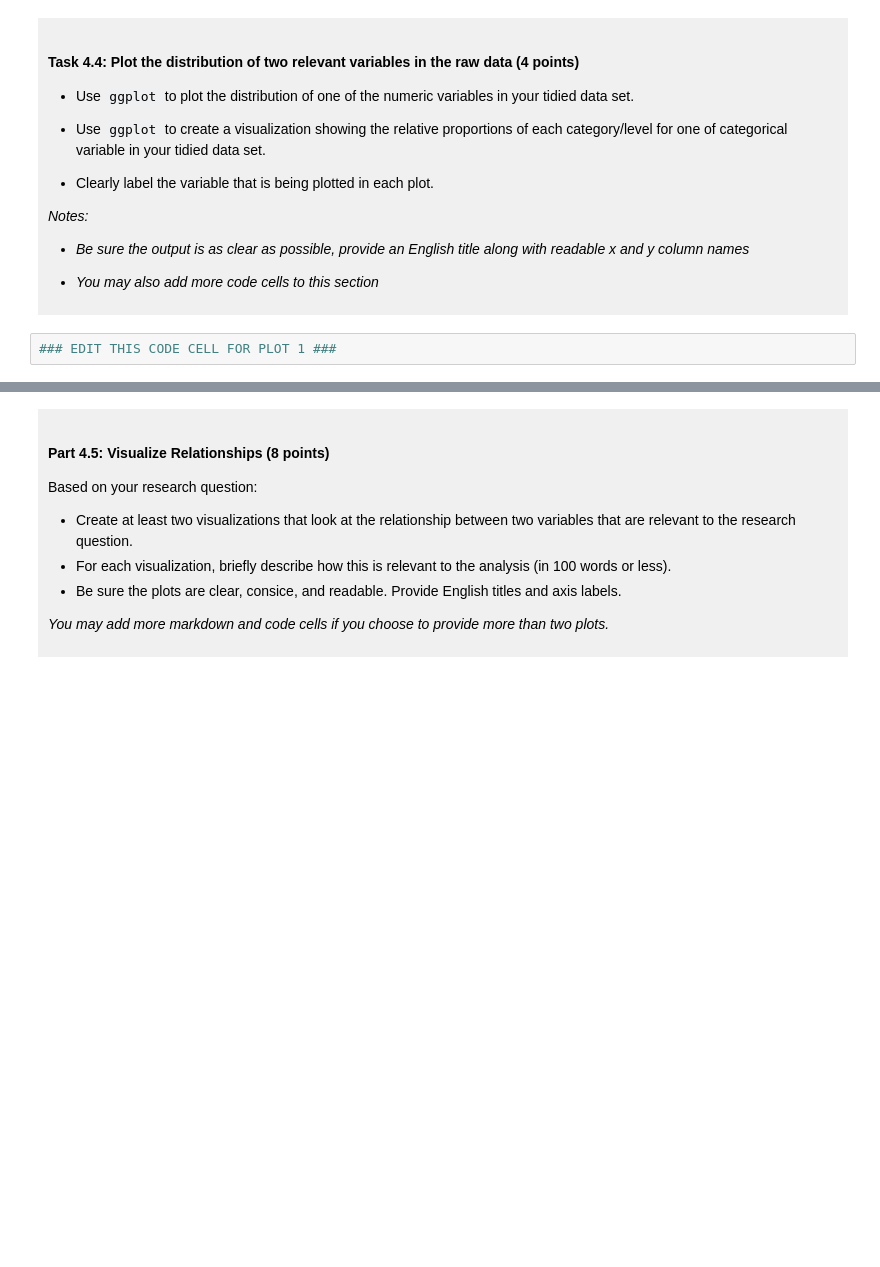
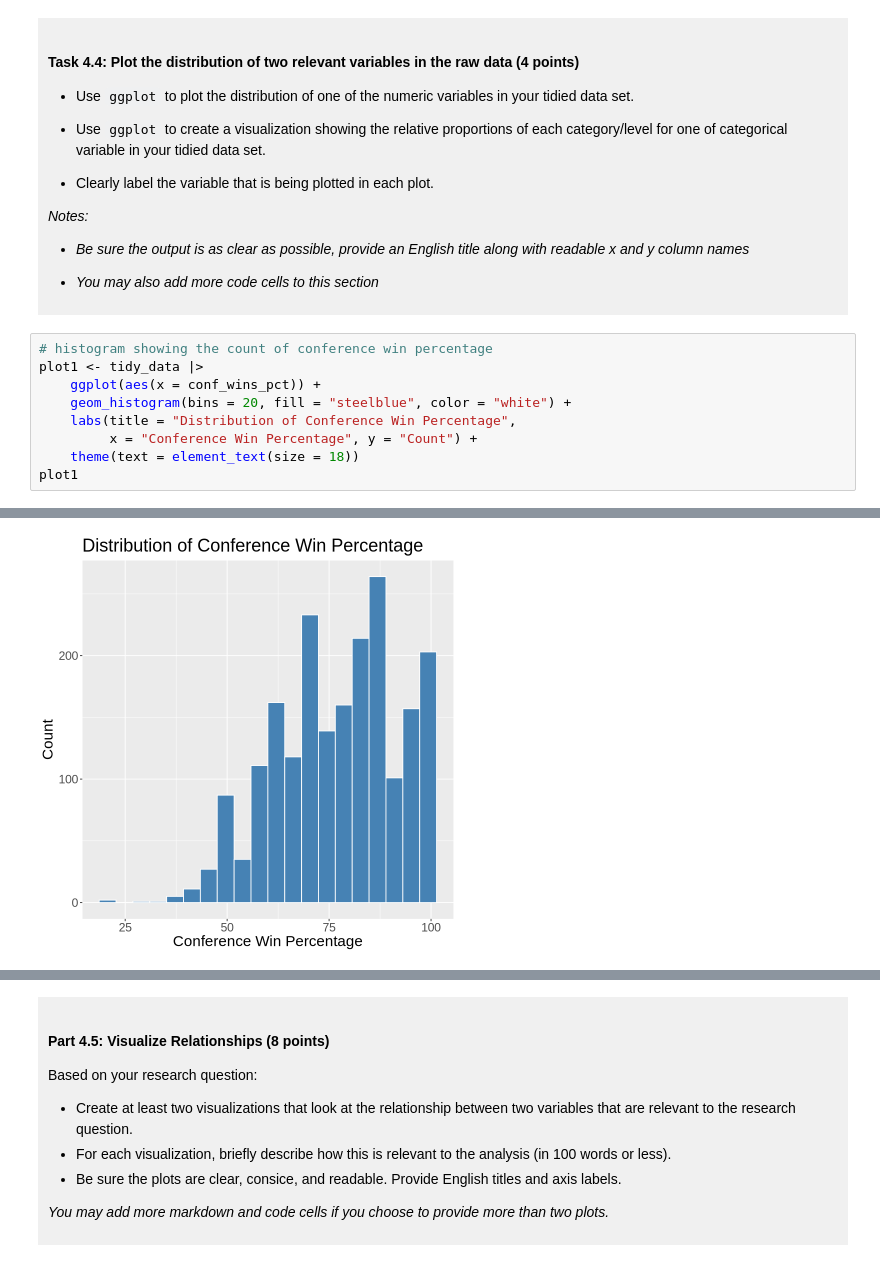
Before and after one commit to reyvet/dsci-100-project-betty-wu, a Jupyter notebook: dsci-100-project-notebook.ipynb, the cells around one changed output, grey strips where cells are left out. Cells and saved outputs as stored; diff of their text form; blank space fills up the shorter version.

```diff
--- a/dsci-100-project-notebook.ipynb
+++ b/dsci-100-project-notebook.ipynb
@@ -300,4 +349,12 @@ You will refine your research question (if needed) and produce a tidy data set.
 
 </div>
 # %%
-### EDIT THIS CODE CELL FOR PLOT 1 ###
+# histogram showing the count of conference win percentage
+plot1 <- tidy_data |>
+    ggplot(aes(x = conf_wins_pct)) +
+    geom_histogram(bins = 20, fill = "steelblue", color = "white") +
+    labs(title = "Distribution of Conference Win Percentage",
+         x = "Conference Win Percentage", y = "Count") +
+    theme(text = element_text(size = 18))
+plot1
+# %% [output]
@@ -304 +363,2 @@ You will refine your research question (if needed) and produce a tidy data set.
+[figure, added]
 # %%
```
Also changed, not shown: parts of 8 cells of this notebook.
